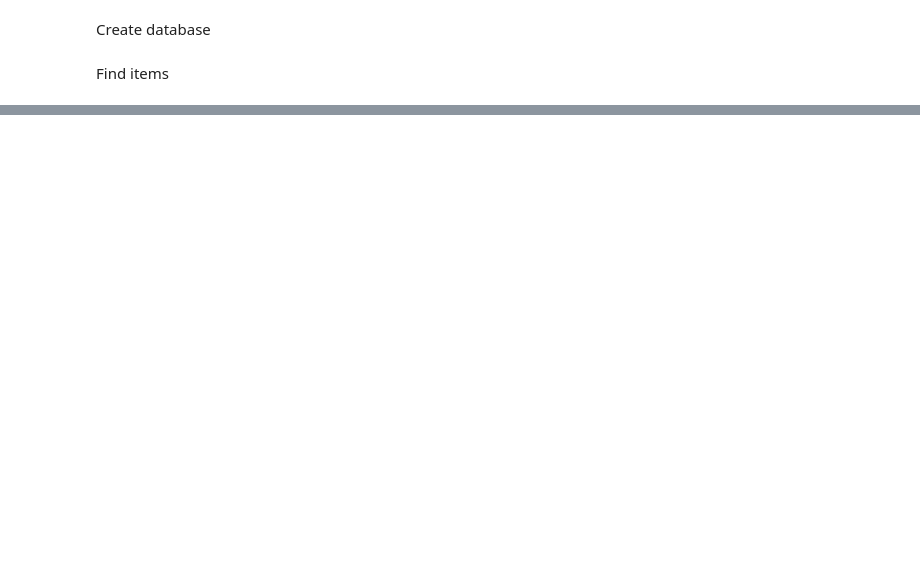
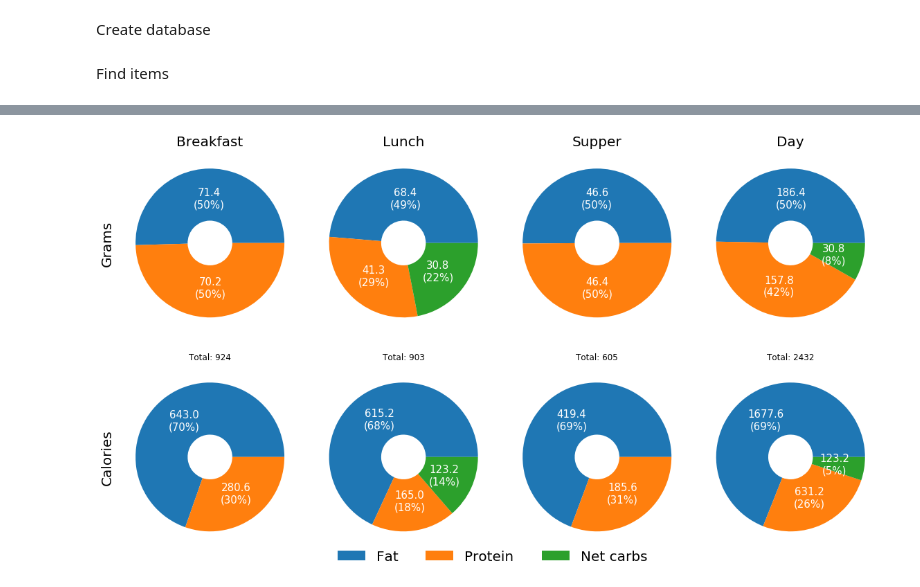
Before and after one commit to fabiangunzinger/learning, a Jupyter notebook: food-data/foods.ipynb, the cells around one changed output, grey strips where cells are left out. Drawn from its saved outputs; the diff is of its cells as text; code cells hidden in the pictures; blank space fills up the shorter version.

```diff
--- a/food-data/foods.ipynb
+++ b/food-data/foods.ipynb
@@ -11,6 +11,8 @@ import toolbox.toolbox as tb
 pd.set_option('display.max_colwidth', None)
 
 
+
+
 data = 'Schweizer-Nährwertdatenbank-V6.1.xlsx'
 foods = tb.read(data)
 
@@ -18,14 +20,21 @@ foods = tb.read(data)
 my_foods = {
     'avocado, roh': 'avocado',
     'blattsalat (durchschnitt), roh': 'lettuce',
+    'bier, lager': 'beer',
     'blumenkohl, gedämpft (ohne zugabe von salz)': 'cauliflower',
     'champignon, roh': 'mushrooms',
+    'feige, getrocknet': 'fig',
     'fleisch (durchschnitt exkl. innereien), roh': 'meat',
     'forelle, ganz, gekocht (ohne zusatz von fett und salz)': 'trout',
     'gemüse (durchschnitt), roh': 'vegetables',
     'hart- und halbhartkäse, vollfett (durchschnitt)': 'cheese',
+    'haferflocken': 'oats',
+    'halbentrahmte milch 1.5% fett, uht': 'milk',
     'hühnerei, ganz, festgekocht': 'eggs',
+    'joghurt, mokka': 'mocca yoghurt',
+    'joghurt, nature': 'nature yoghurt',
     'kakaopulver': 'cocoa powder',
+    'kartoffel, geschält, roh': 'potatoes',
     'kochbutter': 'butter',
     'kokosfett': 'coconut fat',
     'kokosnuss, getrocknet (kokosrapseln, kokosflocken)': 'coconut flakes',
@@ -34,7 +43,9 @@ my_foods = {
     'peperoni, rot, roh': 'red pepper',
     'poulet, schenkel, mit haut, gebraten (ohne zusatz von fett und salz)': 'chicken leg',
     'poulet, brust, schnitzel oder geschnetzeltes, gebraten (ohne zusatz von fett und salz)': 'chicken breast',
+    'reis poliert, gekocht in salzwasser (unjodiert)': 'rice',
     'samen, kerne, nüsse (durchschnitt), ungesalzen': 'nuts and seed mix',
+    'schokolade, dunkel (bitter)': 'dark chocolate',
     'schwein, hals, steak, gebraten (ohne zusatz von fett und salz)': 'pork steak',
     'spinat, roh': 'spinach',
     'tofu': 'tofu',
@@ -108,57 +148,32 @@ def make_dashboard(meals):
                 return f'{absolute:.1f}\n({pct:.0f}%)'
 
         ax[axis, meal_num].pie(nuts[column],
                                autopct=lambda pct: labs(pct, nuts),
                                textprops=dict(color='white', size=15),
                                wedgeprops=dict(width=.7))
 
         ax[axis, meal_num].set_title(f'Total: {nuts[column].sum():.0f}')
 
     fig, ax = plt.subplots(2, len(meals), figsize=(16, 9))
 
     # Plot grams (top) and calories (bottom) for each meal
     for meal_num, meal_name in enumerate(meals):
         make_doughnut(meals[meal_name], 'grams', 0, meal_num, meal_name)
         make_doughnut(meals[meal_name], 'cals', 1, meal_num, meal_name)
 
     # Set column and row labels
     ax[0, 0].set_ylabel('Grams', fontsize=20)
     ax[1, 0].set_ylabel('Calories', fontsize=20)
     for col, name in enumerate(meals):
         ax[0, col].set_title(name, fontsize=20)
 
     legend_labs = [r.capitalize().replace('_', ' ') for r in rows]
     fig.legend(legend_labs, loc='lower center', ncol=3, fontsize=20,
                framealpha=0, borderpad=0)
     fig.tight_layout()
 
 
-
-meals = {
-
-    'Breakfast': {
-        'cauliflower': 1,
-        'cheese': 1.5,
-        'eggs': 2,
-        'spinach': 0.5,
-    },
-
-    'Lunch': {
-        'avocado': 0.8,
-        'cauliflower': 1,
-        'cheese': .5,
-        'lettuce': 1.5,
-        'nuts and seed mix': .5,
-        'olive oil': .3,
-        'tofu': 2,
-    },
-
-    'Supper': {
-        'avocado': 0,
-        'butter': 0,
-        'trout': 2,
-        'vegetables': 2,
-    }
-}
 meal_nuts = make_nuts_dict(meals)
 make_dashboard(meal_nuts)
+# %% [output]
+[figure, added]
```
Also changed, not shown: parts of 5 cells of this notebook, 1 other file.
